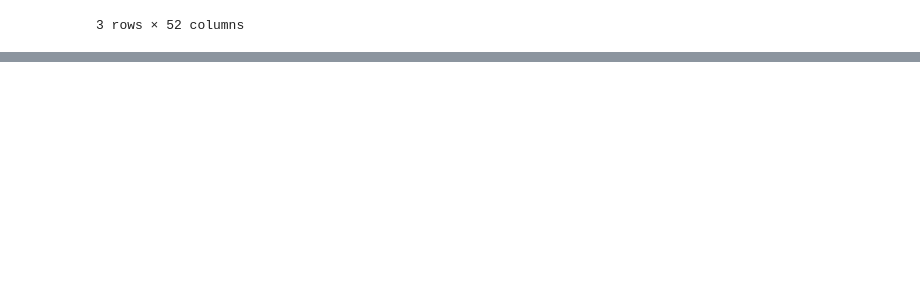
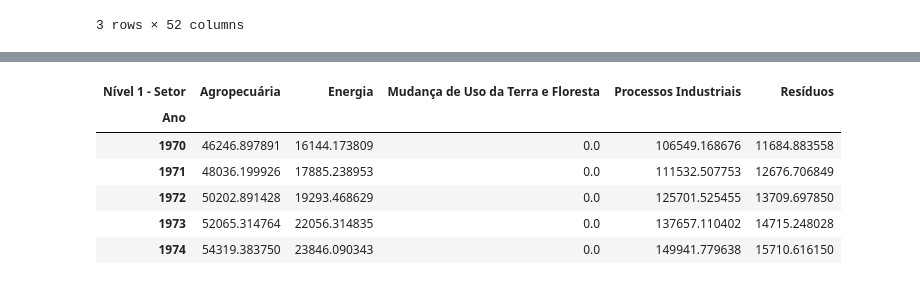
Before and after one commit to Matheus-Pombeiro/pandas_selecao_e_agrupamento, a Jupyter notebook: pandas_selecao_e_agrupamento_challenge.ipynb, the cells around one changed output, grey strips where cells are left out. Cells and saved outputs as stored; diff of their text form; code cells hidden in the pictures; blank space fills up the shorter version.

Commit message:
feat: Third class challenge - multi index clustering

```diff
--- a/pandas_selecao_e_agrupamento_challenge.ipynb
+++ b/pandas_selecao_e_agrupamento_challenge.ipynb
@@ -96,0 +99,6 @@ economic_activities_sum.head(3)
+# %%
+# Transforming the dataframe into a long one
+colunas_info = list(emissoes_gases.loc[:, 'Nível 1 - Setor':'Produto'].columns)
+colunas_emissao = list(emissoes_gases.loc[:, 1970:2021].columns)
+emissoes_por_ano = emissoes_gases.melt(id_vars=colunas_info, value_vars=colunas_emissao, var_name='Ano', value_name='Emissão')
+emissoes_por_ano.head(3)
@@ -96,0 +110,12 @@ economic_activities_sum.head(3)
+# %%
+# Transforming the long dataframe into a wide one using 'pivot_table'
+emissao_setores = emissoes_por_ano.pivot_table(values='Emissão', index='Ano', columns='Nível 1 - Setor', aggfunc='mean')
+emissao_setores.head()
+# %% [output]
+| Nível 1 - Setor | Agropecuária | Energia | Mudança de Uso da Terra e Floresta | Processos Industriais | Resíduos |
+| Ano |  |  |  |  |  |
+| 1970 | 46246.897891 | 16144.173809 | 0.0 | 106549.168676 | 11684.883558 |
+| 1971 | 48036.199926 | 17885.238953 | 0.0 | 111532.507753 | 12676.706849 |
+| 1972 | 50202.891428 | 19293.468629 | 0.0 | 125701.525455 | 13709.697850 |
+| 1973 | 52065.314764 | 22056.314835 | 0.0 | 137657.110402 | 14715.248028 |
+| 1974 | 54319.383750 | 23846.090343 | 0.0 | 149941.779638 | 15710.616150 |
```
Also changed, not shown: parts of 8 cells of this notebook.
